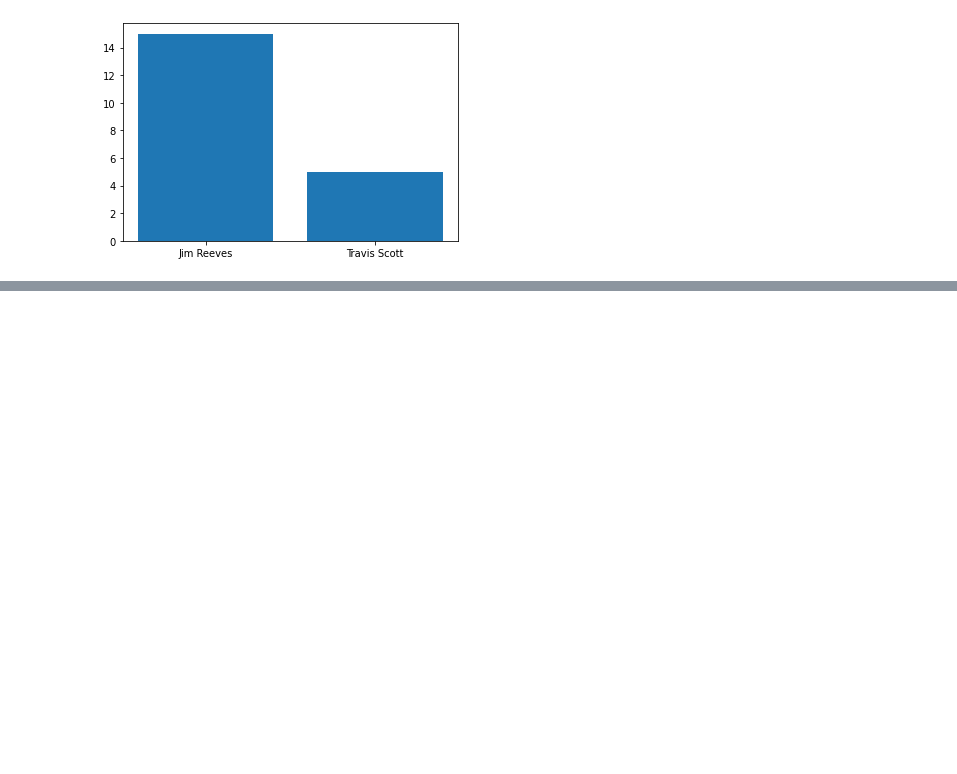
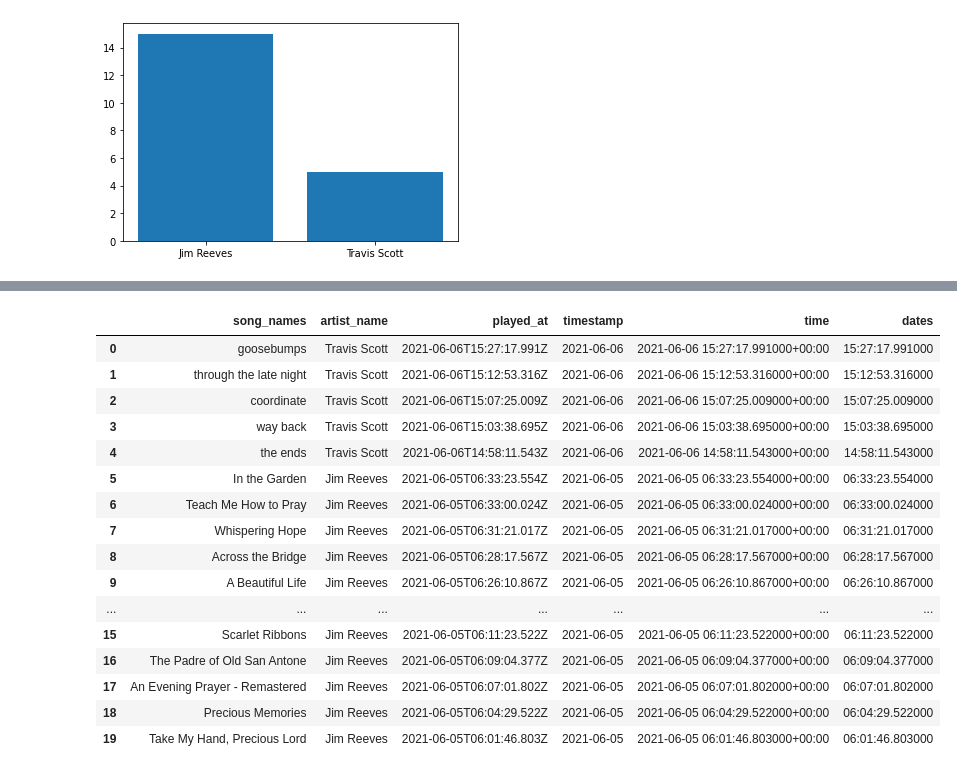
Before and after one commit to CliffLolo/ETL_Spotify, a Jupyter notebook: Scripts/etl.ipynb, the cells around one changed output, grey strips where cells are left out. Cells and saved outputs as stored; diff of their text form; code cells hidden in the pictures; blank space fills up the shorter version.

```diff
--- a/Scripts/etl.ipynb
+++ b/Scripts/etl.ipynb
@@ -218,3 +218,5 @@ def get_frequencies(column_name):
     bar_plot = dict(Counter(df[column_name].values).most_common(5))
     plt.bar(*zip(*bar_plot.items()))
     plt.show()
+# %%
+songs_df = pd.to_datetime(songs_df['played_at'])
@@ -220,0 +243,22 @@ def get_frequencies(column_name):
+# %%
+songs_df['dates'] = songs_df['time'].dt.time
+# %%
+songs_df
+# %% [output]
+|  | song_names | artist_name | played_at | timestamp | time | dates |
+| 0 | goosebumps | Travis Scott | 2021-06-06T15:27:17.991Z | 2021-06-06 | 2021-06-06 15:27:17.991000+00:00 | 15:27:17.991000 |
+| 1 | through the late night | Travis Scott | 2021-06-06T15:12:53.316Z | 2021-06-06 | 2021-06-06 15:12:53.316000+00:00 | 15:12:53.316000 |
+| 2 | coordinate | Travis Scott | 2021-06-06T15:07:25.009Z | 2021-06-06 | 2021-06-06 15:07:25.009000+00:00 | 15:07:25.009000 |
+| 3 | way back | Travis Scott | 2021-06-06T15:03:38.695Z | 2021-06-06 | 2021-06-06 15:03:38.695000+00:00 | 15:03:38.695000 |
+| 4 | the ends | Travis Scott | 2021-06-06T14:58:11.543Z | 2021-06-06 | 2021-06-06 14:58:11.543000+00:00 | 14:58:11.543000 |
+| 5 | In the Garden | Jim Reeves | 2021-06-05T06:33:23.554Z | 2021-06-05 | 2021-06-05 06:33:23.554000+00:00 | 06:33:23.554000 |
+| 6 | Teach Me How to Pray | Jim Reeves | 2021-06-05T06:33:00.024Z | 2021-06-05 | 2021-06-05 06:33:00.024000+00:00 | 06:33:00.024000 |
+| 7 | Whispering Hope | Jim Reeves | 2021-06-05T06:31:21.017Z | 2021-06-05 | 2021-06-05 06:31:21.017000+00:00 | 06:31:21.017000 |
+| 8 | Across the Bridge | Jim Reeves | 2021-06-05T06:28:17.567Z | 2021-06-05 | 2021-06-05 06:28:17.567000+00:00 | 06:28:17.567000 |
+| 9 | A Beautiful Life | Jim Reeves | 2021-06-05T06:26:10.867Z | 2021-06-05 | 2021-06-05 06:26:10.867000+00:00 | 06:26:10.867000 |
+| ... | ... | ... | ... | ... | ... | ... |
+| 15 | Scarlet Ribbons | Jim Reeves | 2021-06-05T06:11:23.522Z | 2021-06-05 | 2021-06-05 06:11:23.522000+00:00 | 06:11:23.522000 |
+| 16 | The Padre of Old San Antone | Jim Reeves | 2021-06-05T06:09:04.377Z | 2021-06-05 | 2021-06-05 06:09:04.377000+00:00 | 06:09:04.377000 |
+| 17 | An Evening Prayer - Remastered | Jim Reeves | 2021-06-05T06:07:01.802Z | 2021-06-05 | 2021-06-05 06:07:01.802000+00:00 | 06:07:01.802000 |
+| 18 | Precious Memories | Jim Reeves | 2021-06-05T06:04:29.522Z | 2021-06-05 | 2021-06-05 06:04:29.522000+00:00 | 06:04:29.522000 |
+| 19 | Take My Hand, Precious Lord | Jim Reeves | 2021-06-05T06:01:46.803Z | 2021-06-05 | 2021-06-05 06:01:46.803000+00:00 | 06:01:46.803000 |
```
Also changed, not shown: parts of 5 cells of this notebook.
